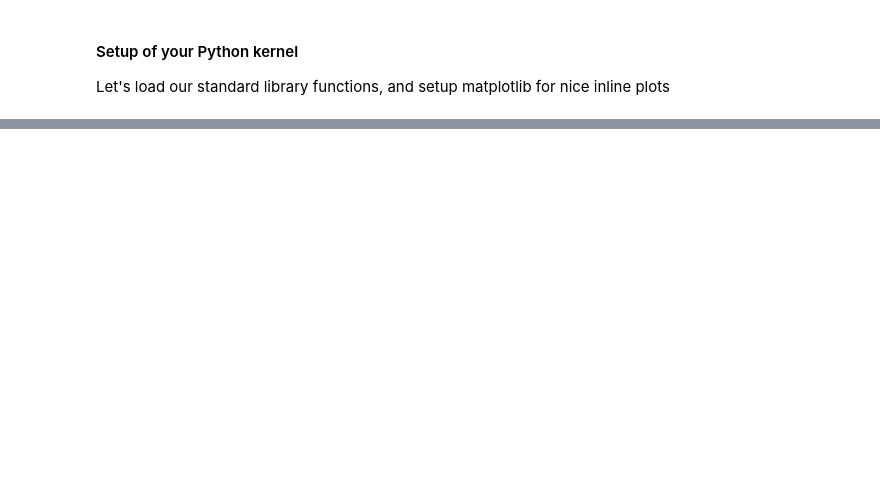
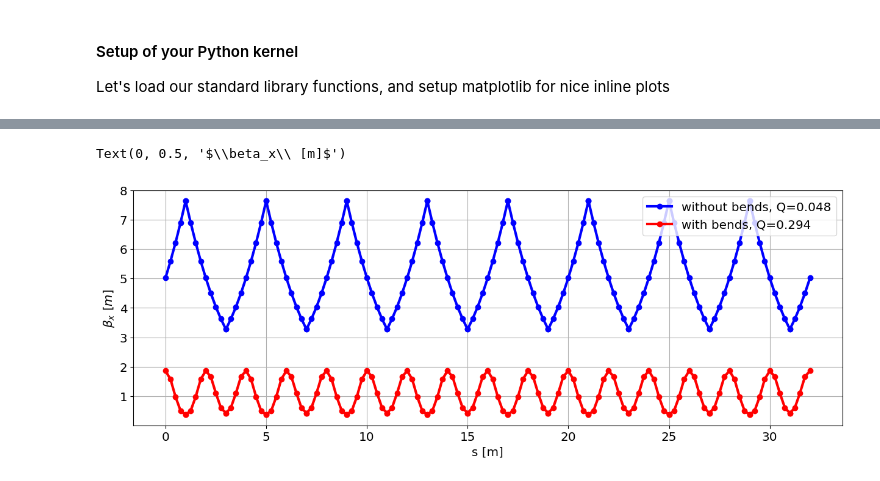
Before and after one commit to cerncas/hands-on-lattice-exercises, a Jupyter notebook: new_03_Optional_physics.ipynb, the cells around one changed output, grey strips where cells are left out. Cells and saved outputs as stored; diff of their text form; code cells hidden in the pictures; blank space fills up the shorter version.

```diff
--- a/new_03_Optional_physics.ipynb
+++ b/new_03_Optional_physics.ipynb
@@ -639,0 +115,37 @@ plt.grid(True)
+# %%
+from tracking_library import B
+
+# build up beamline
+n_cells = 8
+bend_angle = 2*np.pi/n_cells/2
+f = 2.5
+L = 2
+
+# without bends
+fodo_cell = 4*D(L/8) + Q(f) + 8*D(L/8) + Q(-f) + 4*D(L/8)
+beamline = n_cells*fodo_cell
+# with bends
+fodo_cell_bend = 2*B(bend_angle, L/8) + 2*D(L/8) + Q(f) + 2*D(L/8) +4*B(bend_angle, L/8) + 2*D(L/8) + Q(-f) + 2*D(L/8) + 2*B(bend_angle, L/8)
+beamline_bend = n_cells*fodo_cell_bend
+
+# compute twiss without bends
+(tune, beta, alpha, gamma) = twiss(beamline)
+sigma_0 = np.array([[beta, -alpha],[-alpha, gamma]])
+transported_sigmas = transportSigmas(sigma_0, beamline)
+
+# compute twiss with bends
+(tune_bend, beta_bend, alpha_bend, gamma_bend) = twiss(beamline_bend)
+sigma_0_bend = np.array([[beta_bend, -alpha_bend],[-alpha_bend, gamma_bend]])
+transported_sigmas_bend = transportSigmas(sigma_0_bend, beamline_bend)
+
+# plot
+plt.plot(transported_sigmas['s'],  transported_sigmas['sigma11'], 'o-b', lw=3, label=f'without bends, Q={tune:.3f}')
+plt.plot(transported_sigmas_bend['s'],  transported_sigmas_bend['sigma11'], 'o-r', lw=3, label=f'with bends, Q={tune_bend:.3f}')
+
+plt.grid(True)
+plt.legend(loc='best')
+plt.xlabel('s [m]')
+plt.ylabel('$\\beta_x\ [m]$')
+# %% [output]
+Text(0, 0.5, '$\\beta_x\\ [m]$')
+[figure, added]
```
Also changed, not shown: parts of 62 cells of this notebook, 2 other files.
